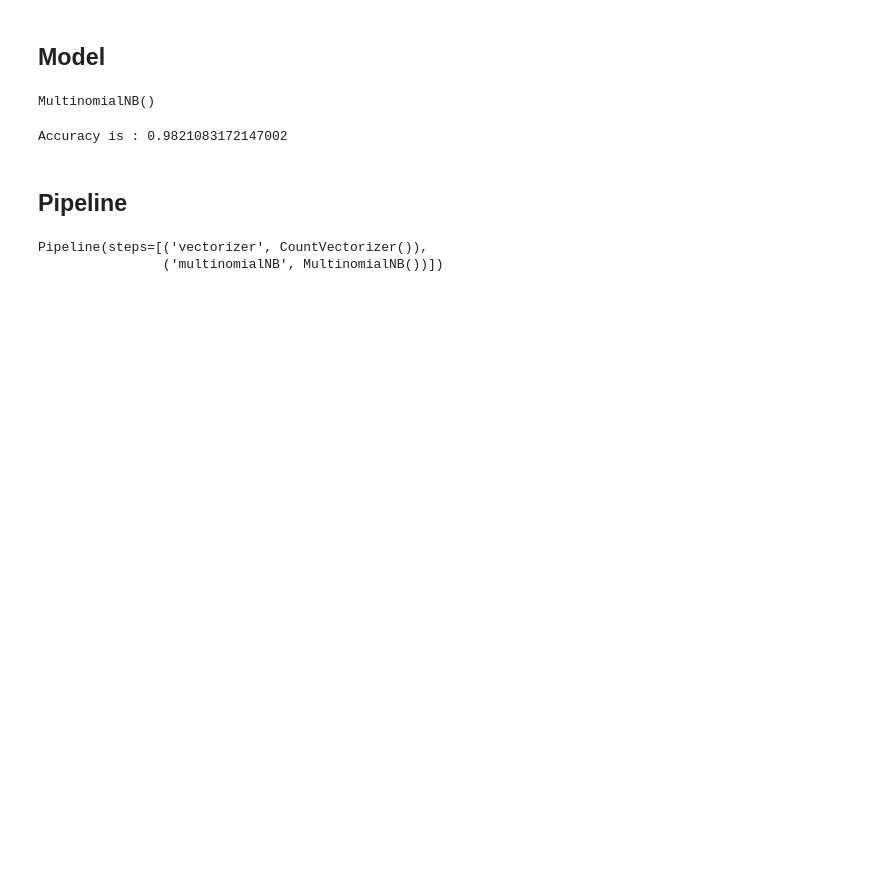
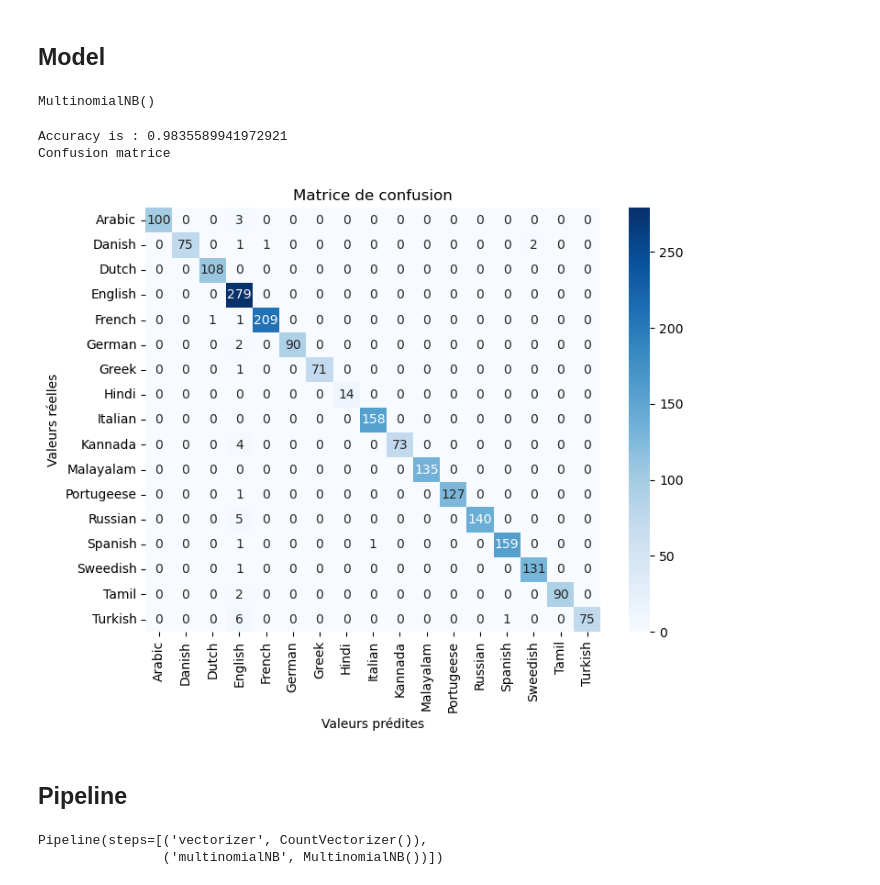
Before and after one commit to MamadouKane/language-detection-model, a Jupyter notebook: language-detection.ipynb, the cells around one changed output. Saved outputs shown, nothing was run; the diff lists cells and outputs as text; code cells hidden in the pictures; blank space fills up the shorter version.

```diff
--- a/language-detection.ipynb
+++ b/language-detection.ipynb
@@ -76,6 +80,8 @@ array(['Arabic', 'Danish', 'Dutch', 'English', 'French', 'German',
 df_list = []
 for text in X:
     text = re.sub(r'[!@#$(),\n"%^*?\:;~`0-9]', ' ', text)
-    text = re.sub(r'[[]]', ' ', text)
+    text = re.sub(r'[\[\]]', '', text)
     text = text.lower()
     df_list.append(text)
+
+X = np.array(df_list)
@@ -101,10 +116,21 @@ y_pred = model.predict(x_test)
 ac = accuracy_score(y_test, y_pred)
 cm = confusion_matrix(y_test, y_pred)
 cr = classification_report(y_test, y_pred)
-# %%
-print("Accuracy is :",ac)
-# %% [output]
-Accuracy is : 0.9821083172147002
+# %%
+print("Accuracy is :",ac)
+print("Confusion matrice")
+
+classes = le.classes_.tolist()
+plt.figure(figsize=(8, 6))
+sns.heatmap(cm, annot=True, fmt='d', cmap='Blues', xticklabels=classes, yticklabels=classes)
+plt.xlabel('Valeurs prédites')
+plt.ylabel('Valeurs réelles')
+plt.title('Matrice de confusion')
+plt.show()
+# %% [output]
+Accuracy is : 0.9835589941972921
+Confusion matrice
+[figure, added]
 # %% [markdown]
 ## Pipeline
 # %%
```
Also changed, not shown: parts of 4 cells of this notebook.
